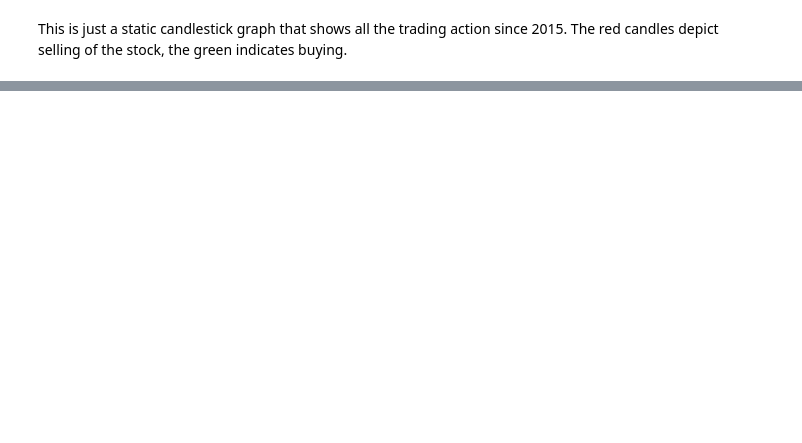
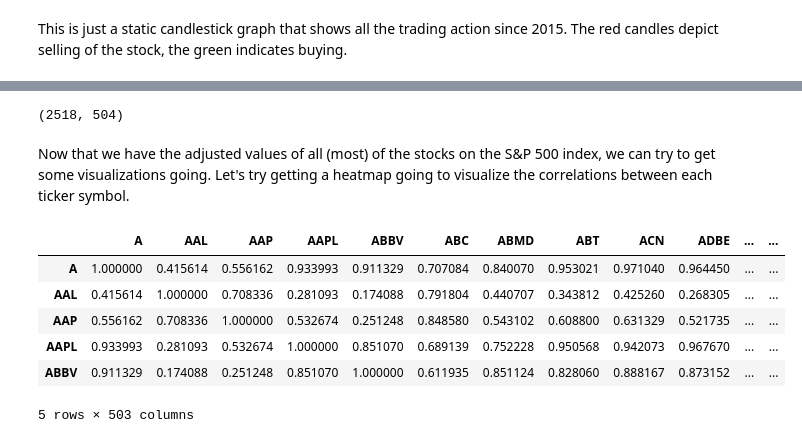
Before and after one commit to yepterence/Stock-Analysis, a Jupyter notebook: Stock-data-exploration.ipynb, the cells around one changed output, grey strips where cells are left out. Saved outputs shown, nothing was run; the diff lists cells and outputs as text; code cells hidden in the pictures; blank space fills up the shorter version.

```diff
--- a/Stock-data-exploration.ipynb
+++ b/Stock-data-exploration.ipynb
@@ -134,0 +168,19 @@ True
+# %%
+sp500_df = pd.read_csv(index_adj_close_df_fname)
+sp500_df.head()
+sp500_df.shape
+# %% [output]
+(2518, 504)
+# %% [markdown]
+Now that we have the adjusted values of all (most) of the stocks on the S&P 500 index, we can try to get some visualizations going. Let's try getting a heatmap going to visualize the correlations between each ticker symbol.
+# %%
+sp500_corr_df = sp500_df.corr()
+sp500_corr_df.head()
+# %% [output]
+|  | A | AAL | AAP | AAPL | ABBV | ABC | ABMD | ABT | ACN | ADBE | ... | ... |
+| A | 1.000000 | 0.415614 | 0.556162 | 0.933993 | 0.911329 | 0.707084 | 0.840070 | 0.953021 | 0.971040 | 0.964450 | ... | ... |
+| AAL | 0.415614 | 1.000000 | 0.708336 | 0.281093 | 0.174088 | 0.791804 | 0.440707 | 0.343812 | 0.425260 | 0.268305 | ... | ... |
+| AAP | 0.556162 | 0.708336 | 1.000000 | 0.532674 | 0.251248 | 0.848580 | 0.543102 | 0.608800 | 0.631329 | 0.521735 | ... | ... |
+| AAPL | 0.933993 | 0.281093 | 0.532674 | 1.000000 | 0.851070 | 0.689139 | 0.752228 | 0.950568 | 0.942073 | 0.967670 | ... | ... |
+| ABBV | 0.911329 | 0.174088 | 0.251248 | 0.851070 | 1.000000 | 0.611935 | 0.851124 | 0.828060 | 0.888167 | 0.873152 | ... | ... |
+5 rows × 503 columns
```
Also changed, not shown: parts of 10 cells of this notebook.
